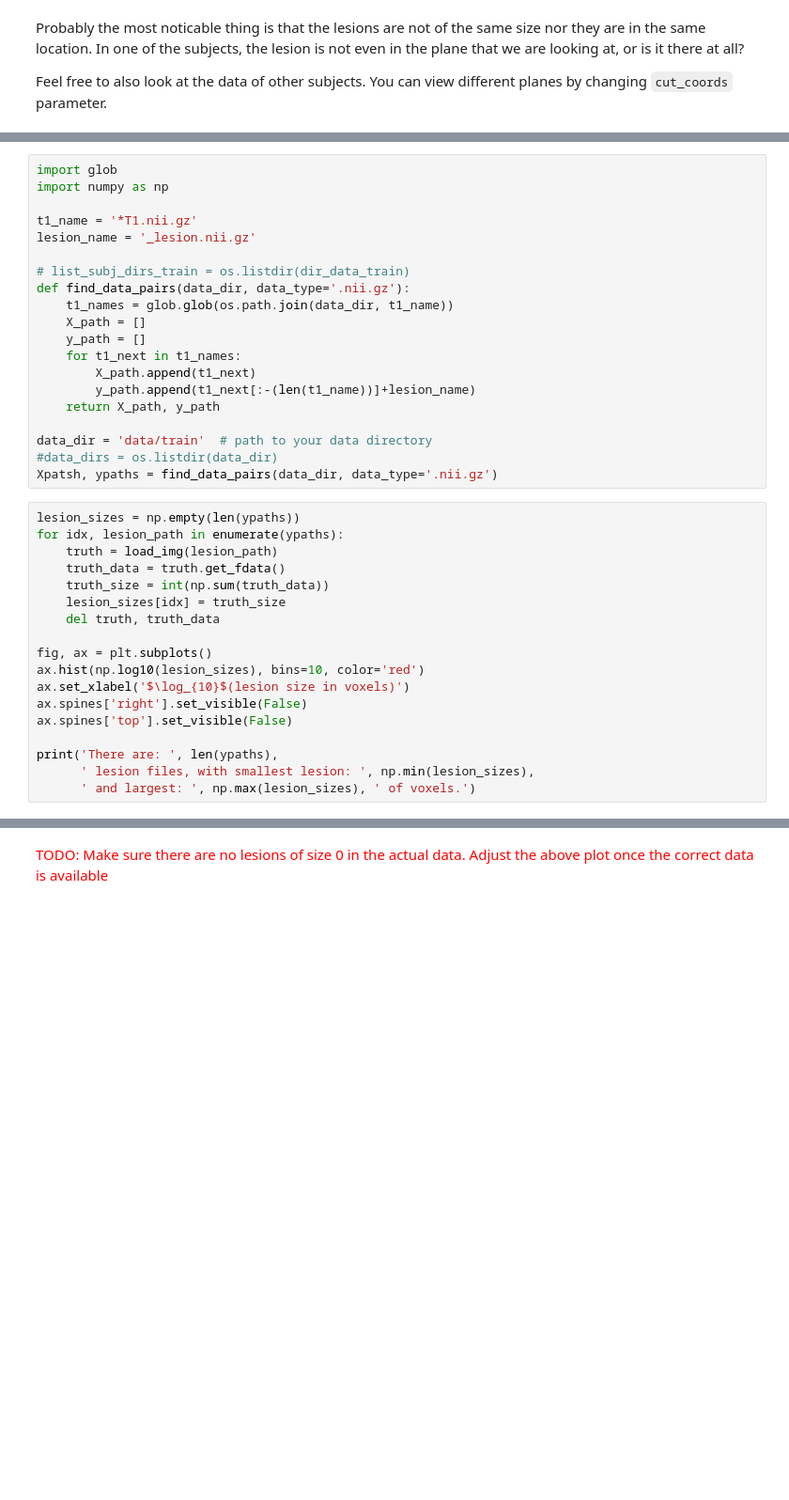
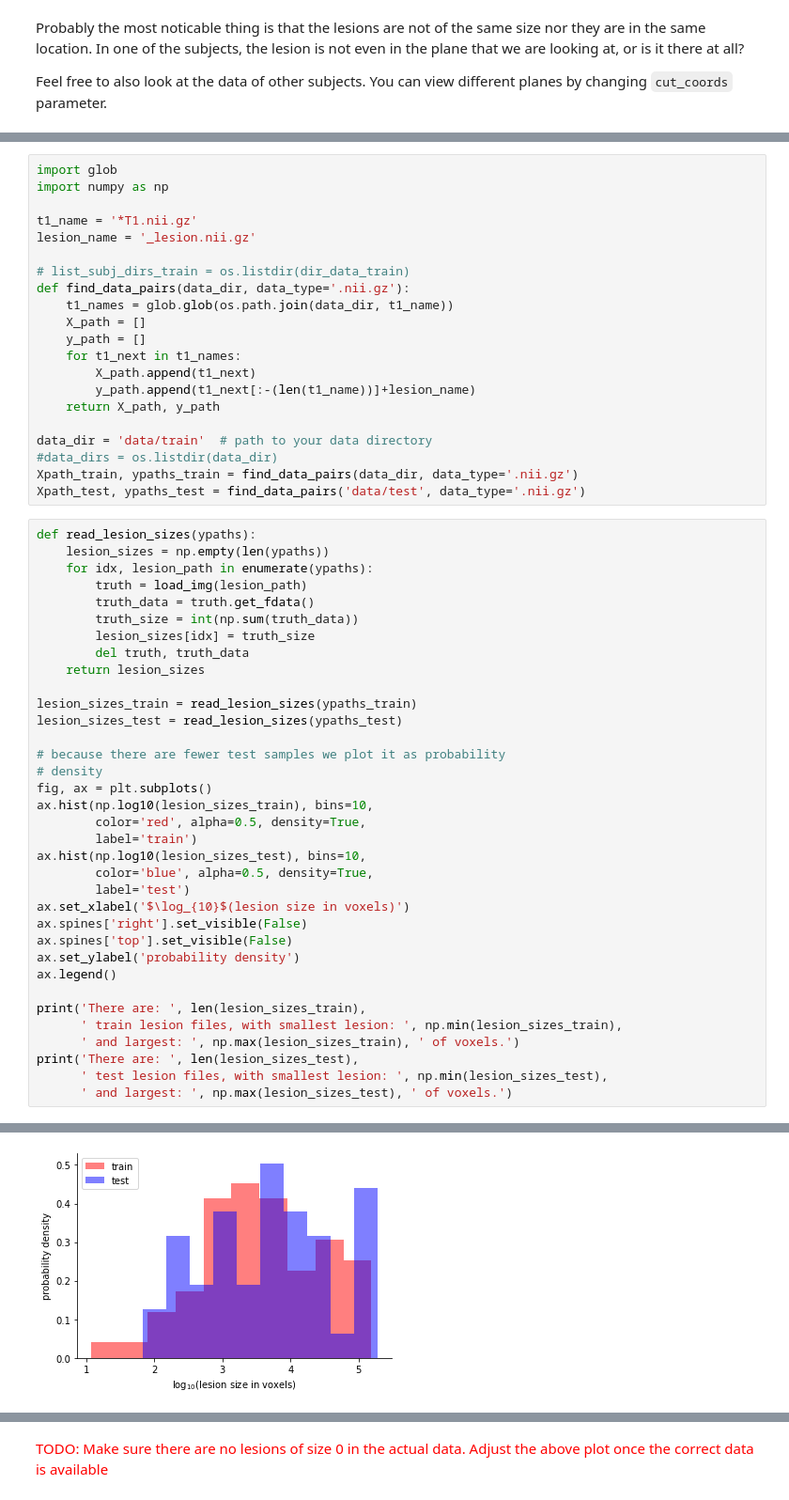
Before and after one commit to ramp-kits/stroke_lesions, a Jupyter notebook: stroke_starting_kit.ipynb, the cells around one changed output, grey strips where cells are left out. Shown at 94% size. Saved outputs shown, nothing was run; the diff lists cells and outputs as text; blank space fills up the shorter version.

Commit message:
update the distribution of the lesion sizes

```diff
--- a/stroke_starting_kit.ipynb
+++ b/stroke_starting_kit.ipynb
@@ -237,22 +248,41 @@ def find_data_pairs(data_dir, data_type='.nii.gz'):
 
 data_dir = 'data/train'  # path to your data directory
 #data_dirs = os.listdir(data_dir)
-Xpatsh, ypaths = find_data_pairs(data_dir, data_type='.nii.gz')
+Xpath_train, ypaths_train = find_data_pairs(data_dir, data_type='.nii.gz')
+Xpath_test, ypaths_test = find_data_pairs('data/test', data_type='.nii.gz')
 # %%
-lesion_sizes = np.empty(len(ypaths))
-for idx, lesion_path in enumerate(ypaths):
-    truth = load_img(lesion_path)
-    truth_data = truth.get_fdata()
-    truth_size = int(np.sum(truth_data))
-    lesion_sizes[idx] = truth_size
-    del truth, truth_data
+def read_lesion_sizes(ypaths):
+    lesion_sizes = np.empty(len(ypaths))
+    for idx, lesion_path in enumerate(ypaths):
+        truth = load_img(lesion_path)
+        truth_data = truth.get_fdata()
+        truth_size = int(np.sum(truth_data))
+        lesion_sizes[idx] = truth_size
+        del truth, truth_data
+    return lesion_sizes
 
+lesion_sizes_train = read_lesion_sizes(ypaths_train)
+lesion_sizes_test = read_lesion_sizes(ypaths_test)
+
+# because there are fewer test samples we plot it as probability
+# density
 fig, ax = plt.subplots()
-ax.hist(np.log10(lesion_sizes), bins=10, color='red')
+ax.hist(np.log10(lesion_sizes_train), bins=10,
+        color='red', alpha=0.5, density=True,
+        label='train')
+ax.hist(np.log10(lesion_sizes_test), bins=10,
+        color='blue', alpha=0.5, density=True,
+        label='test')
 ax.set_xlabel('$\log_{10}$(lesion size in voxels)')
 ax.spines['right'].set_visible(False)
 ax.spines['top'].set_visible(False)
+ax.set_ylabel('probability density')
+ax.legend()
 
-print('There are: ', len(ypaths),
-      ' lesion files, with smallest lesion: ', np.min(lesion_sizes),
-      ' and largest: ', np.max(lesion_sizes), ' of voxels.')
+print('There are: ', len(lesion_sizes_train),
+      ' train lesion files, with smallest lesion: ', np.min(lesion_sizes_train),
+      ' and largest: ', np.max(lesion_sizes_train), ' of voxels.')
+print('There are: ', len(lesion_sizes_test),
+      ' test lesion files, with smallest lesion: ', np.min(lesion_sizes_test),
+      ' and largest: ', np.max(lesion_sizes_test), ' of voxels.')
+# %% [output]
@@ -258,0 +291 @@ print('There are: ', len(ypaths),
+[figure, added]
```
Also changed, not shown: parts of 39 cells of this notebook.
